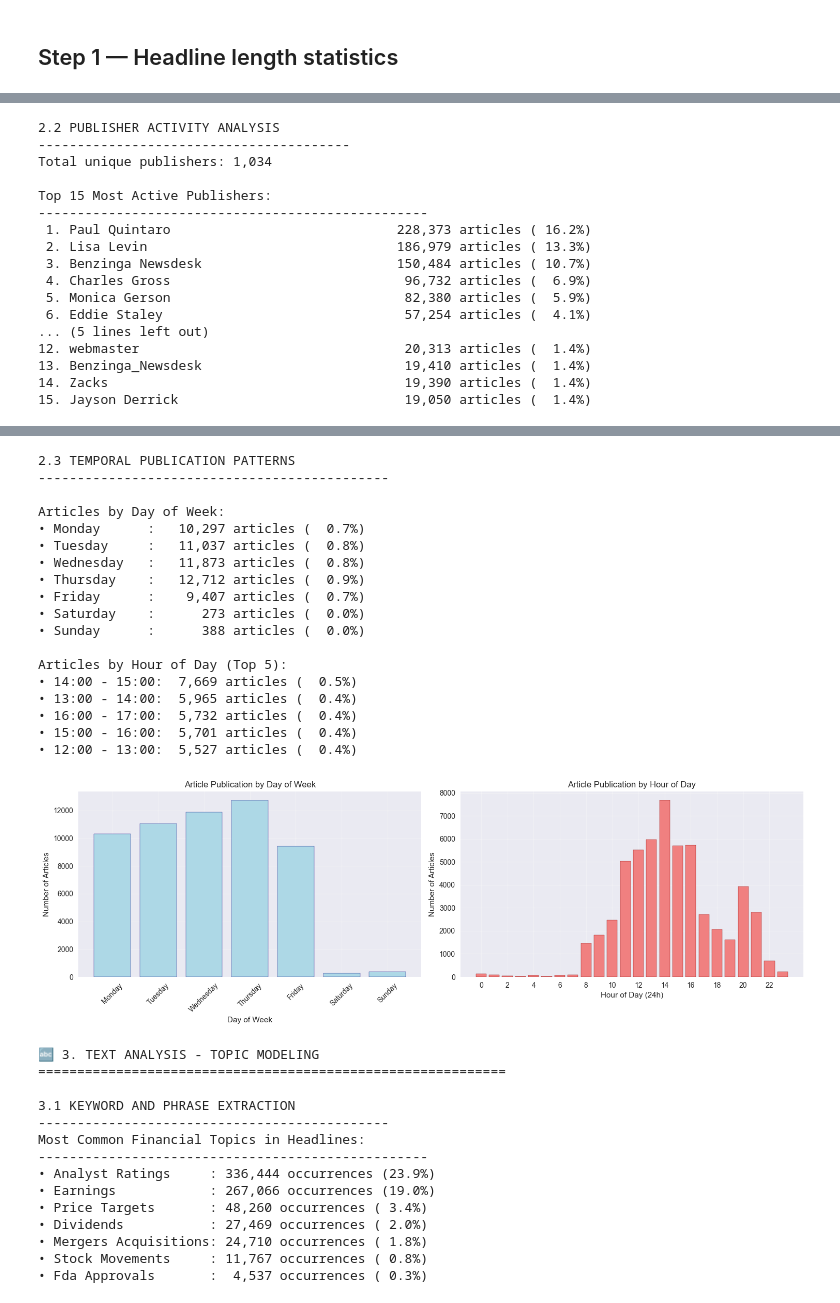
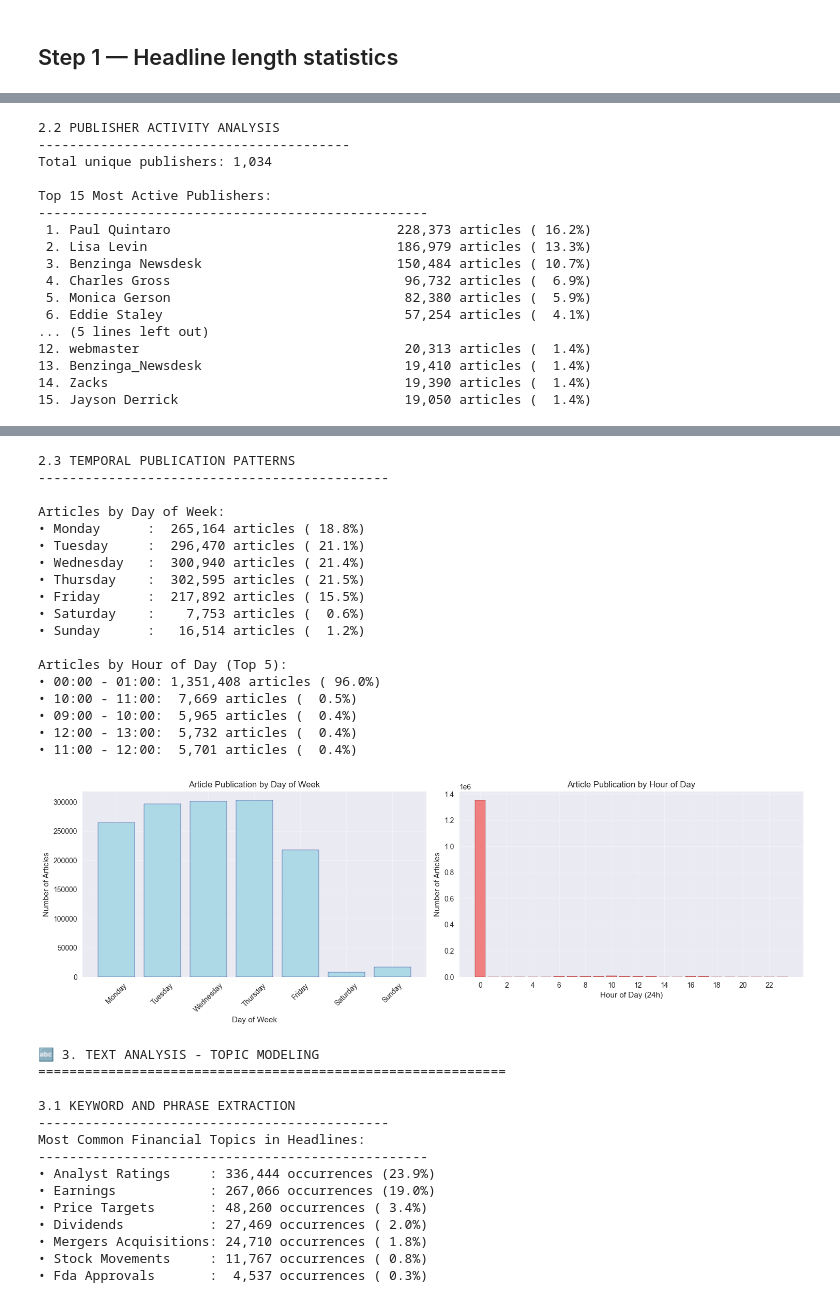
Before and after one commit to kaleb-menbere/fnspid-project, a Jupyter notebook: notebooks/eda-starter.ipynb, the cells around one changed output, grey strips where cells are left out. Cells and saved outputs as stored; diff of their text form; code cells hidden in the pictures.

Commit message:
date format fixed

```diff
--- a/notebooks/eda-starter.ipynb
+++ b/notebooks/eda-starter.ipynb
@@ -33,11 +79,16 @@ news_df = pd.read_csv("../data/raw_analyst_ratings.csv")
 print(f"Original data shape: {news_df.shape}")
 print(f"Columns: {news_df.columns.tolist()}")
 
-# Convert date to datetime and set as index
+# Convert date to datetime and set as index - FIXED VERSION
 print("Converting date format and setting index...")
-news_df['date'] = pd.to_datetime(news_df['date'], errors='coerce', utc=True)
 
-# Drop rows with invalid dates
+# Remove timezone info from dates that have it, then parse
+news_df['date'] = pd.to_datetime(
+    news_df['date'].str.replace(r'[-+]\d{2}:\d{2}$', '', regex=True),
+    errors='coerce'
+)
+
+# Remove any truly invalid dates (should be very few now)
 initial_count = len(news_df)
 news_df = news_df.dropna(subset=['date'])
 print(f"Removed {initial_count - len(news_df)} rows with invalid dates")
@@ -522,45 +573,45 @@ Converting date format and setting index...
 • 25%: 47.0 characters
 • 50%: 64.0 characters
 • 75%: 87.0 characters
 • Max: 512.0 characters
 [figure]
 2.2 PUBLISHER ACTIVITY ANALYSIS
 ----------------------------------------
 Total unique publishers: 1,034
 
 Top 15 Most Active Publishers:
 --------------------------------------------------
  1. Paul Quintaro                             228,373 articles ( 16.2%)
  2. Lisa Levin                                186,979 articles ( 13.3%)
  3. Benzinga Newsdesk                         150,484 articles ( 10.7%)
  4. Charles Gross                              96,732 articles (  6.9%)
  5. Monica Gerson                              82,380 articles (  5.9%)
  6. Eddie Staley                               57,254 articles (  4.1%)
 ... (5 lines left out)
 12. webmaster                                  20,313 articles (  1.4%)
 13. Benzinga_Newsdesk                          19,410 articles (  1.4%)
 14. Zacks                                      19,390 articles (  1.4%)
 15. Jayson Derrick                             19,050 articles (  1.4%)
 [figure]
 2.3 TEMPORAL PUBLICATION PATTERNS
 ---------------------------------------------
 
 Articles by Day of Week:
-• Monday      :   10,297 articles (  0.7%)
-• Tuesday     :   11,037 articles (  0.8%)
-• Wednesday   :   11,873 articles (  0.8%)
-• Thursday    :   12,712 articles (  0.9%)
-• Friday      :    9,407 articles (  0.7%)
-• Saturday    :      273 articles (  0.0%)
-• Sunday      :      388 articles (  0.0%)
+• Monday      :  265,164 articles ( 18.8%)
+• Tuesday     :  296,470 articles ( 21.1%)
+• Wednesday   :  300,940 articles ( 21.4%)
+• Thursday    :  302,595 articles ( 21.5%)
+• Friday      :  217,892 articles ( 15.5%)
+• Saturday    :    7,753 articles (  0.6%)
+• Sunday      :   16,514 articles (  1.2%)
 
 Articles by Hour of Day (Top 5):
-• 14:00 - 15:00:  7,669 articles (  0.5%)
-• 13:00 - 14:00:  5,965 articles (  0.4%)
-• 16:00 - 17:00:  5,732 articles (  0.4%)
-• 15:00 - 16:00:  5,701 articles (  0.4%)
-• 12:00 - 13:00:  5,527 articles (  0.4%)
+• 00:00 - 01:00: 1,351,408 articles ( 96.0%)
+• 10:00 - 11:00:  7,669 articles (  0.5%)
+• 09:00 - 10:00:  5,965 articles (  0.4%)
+• 12:00 - 13:00:  5,732 articles (  0.4%)
+• 11:00 - 12:00:  5,701 articles (  0.4%)
-[figure, old version]
+[figure, new version]
 🔤 3. TEXT ANALYSIS - TOPIC MODELING
 ============================================================
 
```
Also changed, not shown: parts of 2 cells of this notebook, 2 other files.
